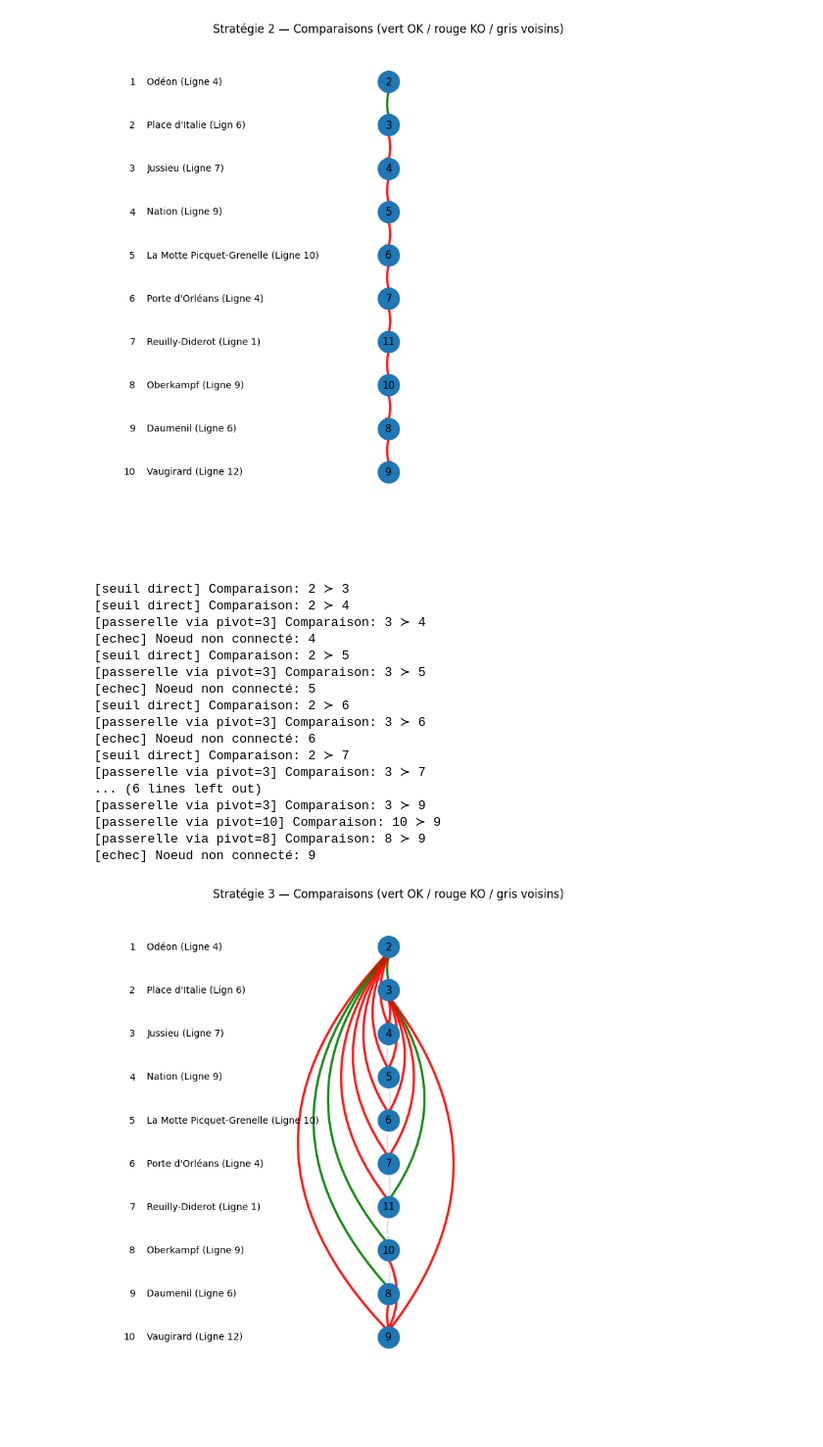
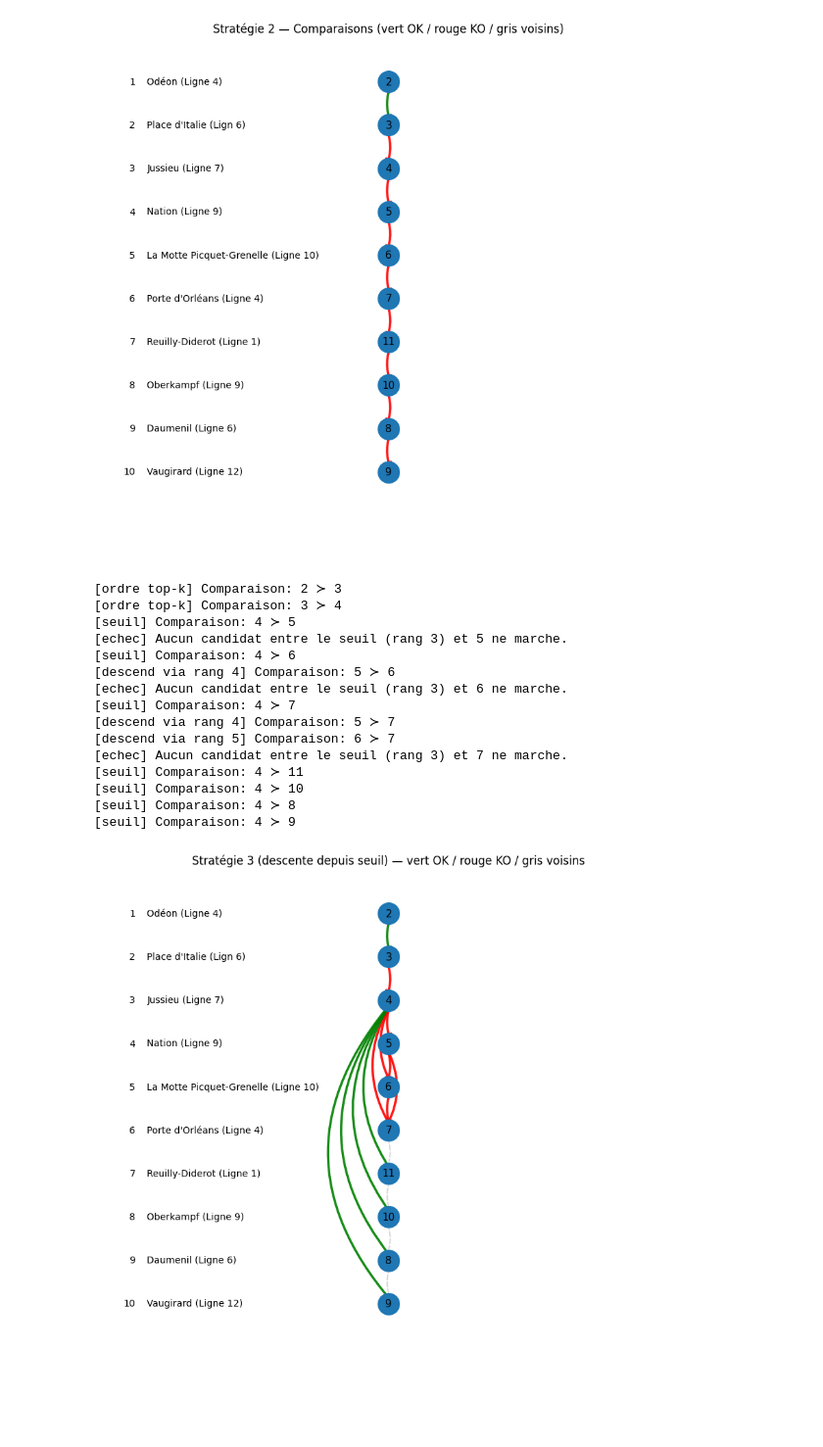
Before and after one commit to KarinaMusina44/SDP-optim, a Jupyter notebook: Projet_SDP_datasets.ipynb, the cells around one changed output. Shown at 98% size. Drawn from its saved outputs; the diff is of its cells as text; code cells hidden in the pictures.

Commit message:
Add 1-m in utils, Update the 3rd strategy

```diff
--- a/Projet_SDP_datasets.ipynb
+++ b/Projet_SDP_datasets.ipynb
@@ -616,37 +717,36 @@ plot_strategy_graph(station_name_map=station_name_map,
 # %% [output]
 [figure]
 # %%
-strategy3_results, connected_rest, not_connected_rest = run_strategy_3(
+strategy3d_results, connected_rest, not_connected_rest = run_strategy_3_descend_from_threshold(
     sorted_dataset=stations_ranked,
-    top_k=1,
+    top_k=3,
     eps_zero=0.0,
     gurobi_output=False,
     verbose=True
 )
 
-plot_strategy_graph(station_name_map=station_name_map,
+plot_strategy_graph(
     stations_ranked=stations_ranked,
-    results=strategy3_results,
-    title="Stratégie 3 — Comparaisons (vert OK / rouge KO / gris voisins)",
+    results=strategy3d_results,
+    station_name_map=station_name_map,
+    title="Stratégie 3 (descente depuis seuil) — vert OK / rouge KO / gris voisins",
     show_gray_neighbors=True,
     alternate_sides=True
 )
 # %% [output]
-[seuil direct] Comparaison: 2 ≻ 3
-[seuil direct] Comparaison: 2 ≻ 4
-[passerelle via pivot=3] Comparaison: 3 ≻ 4
-[echec] Noeud non connecté: 4
-[seuil direct] Comparaison: 2 ≻ 5
-[passerelle via pivot=3] Comparaison: 3 ≻ 5
-[echec] Noeud non connecté: 5
-[seuil direct] Comparaison: 2 ≻ 6
-[passerelle via pivot=3] Comparaison: 3 ≻ 6
-[echec] Noeud non connecté: 6
-[seuil direct] Comparaison: 2 ≻ 7
-[passerelle via pivot=3] Comparaison: 3 ≻ 7
-... (6 lines left out)
-[passerelle via pivot=3] Comparaison: 3 ≻ 9
-[passerelle via pivot=10] Comparaison: 10 ≻ 9
-[passerelle via pivot=8] Comparaison: 8 ≻ 9
-[echec] Noeud non connecté: 9
+[ordre top-k] Comparaison: 2 ≻ 3
+[ordre top-k] Comparaison: 3 ≻ 4
+[seuil] Comparaison: 4 ≻ 5
+[echec] Aucun candidat entre le seuil (rang 3) et 5 ne marche.
+[seuil] Comparaison: 4 ≻ 6
+[descend via rang 4] Comparaison: 5 ≻ 6
+[echec] Aucun candidat entre le seuil (rang 3) et 6 ne marche.
+[seuil] Comparaison: 4 ≻ 7
+[descend via rang 4] Comparaison: 5 ≻ 7
+[descend via rang 5] Comparaison: 6 ≻ 7
+[echec] Aucun candidat entre le seuil (rang 3) et 7 ne marche.
+[seuil] Comparaison: 4 ≻ 11
+[seuil] Comparaison: 4 ≻ 10
+[seuil] Comparaison: 4 ≻ 8
+[seuil] Comparaison: 4 ≻ 9
-[figure, old version]
+[figure, new version]
```
Also changed, not shown: parts of 2 cells of this notebook, 2 other files.
